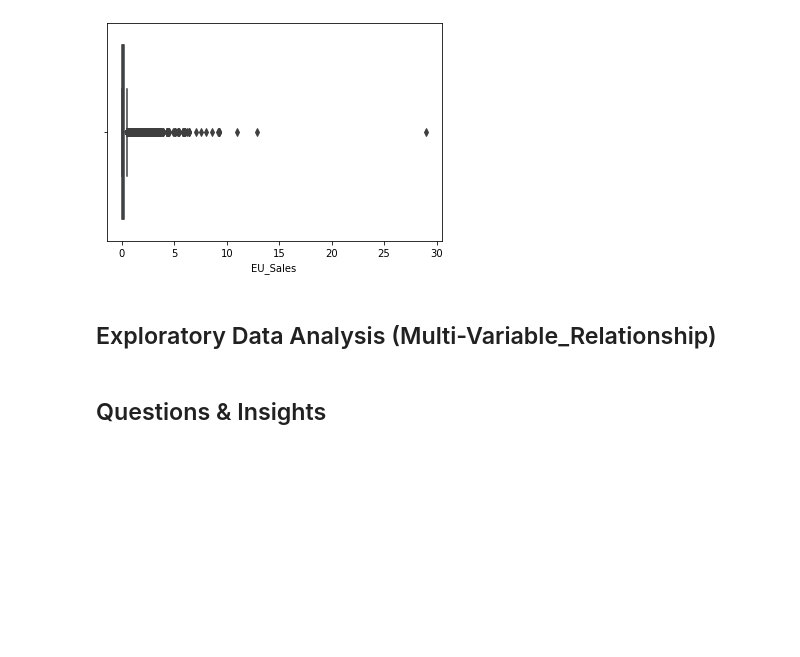
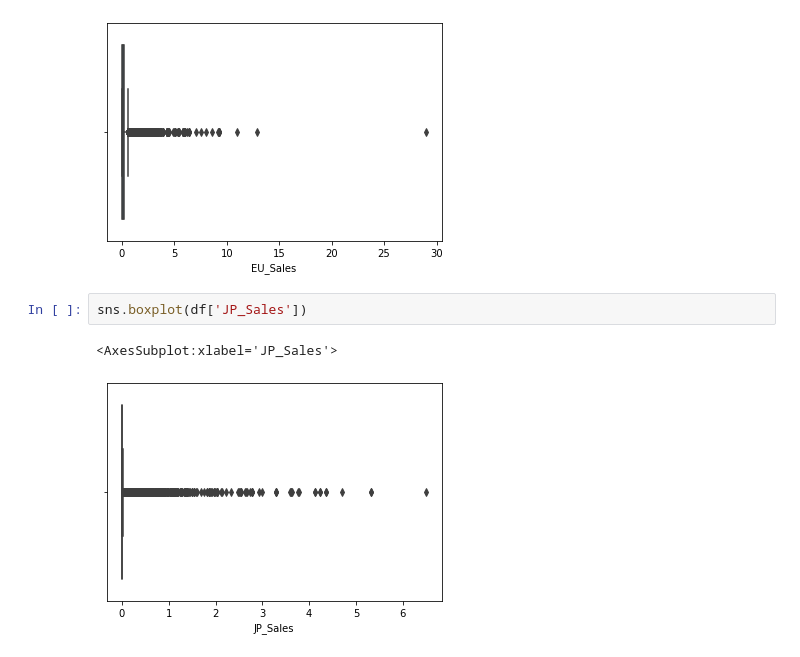
Before and after one commit to NjoodMoh/Video_Game_Sales_Analysis-, a Jupyter notebook: Video Game Sales (EDA).ipynb, the cells around one changed output. Drawn from its saved outputs; the diff is of its cells as text; blank space fills up the shorter version.

```diff
--- a/Video Game Sales (EDA).ipynb
+++ b/Video Game Sales (EDA).ipynb
@@ -321,7 +336,8 @@ sns.boxplot(df['EU_Sales'])
 # %% [output]
 <AxesSubplot:xlabel='EU_Sales'>
 [figure]
-# %% [markdown]
-## <a name='Explo' > Exploratory Data Analysis (Multi-Variable_Relationship) </a>
-# %% [markdown]
-## <a name='Ques' > Questions & Insights </a>
+# %%
+sns.boxplot(df['JP_Sales'])
+# %% [output]
+<AxesSubplot:xlabel='JP_Sales'>
+[figure, added]
```
Also changed, not shown: parts of 24 cells of this notebook.
